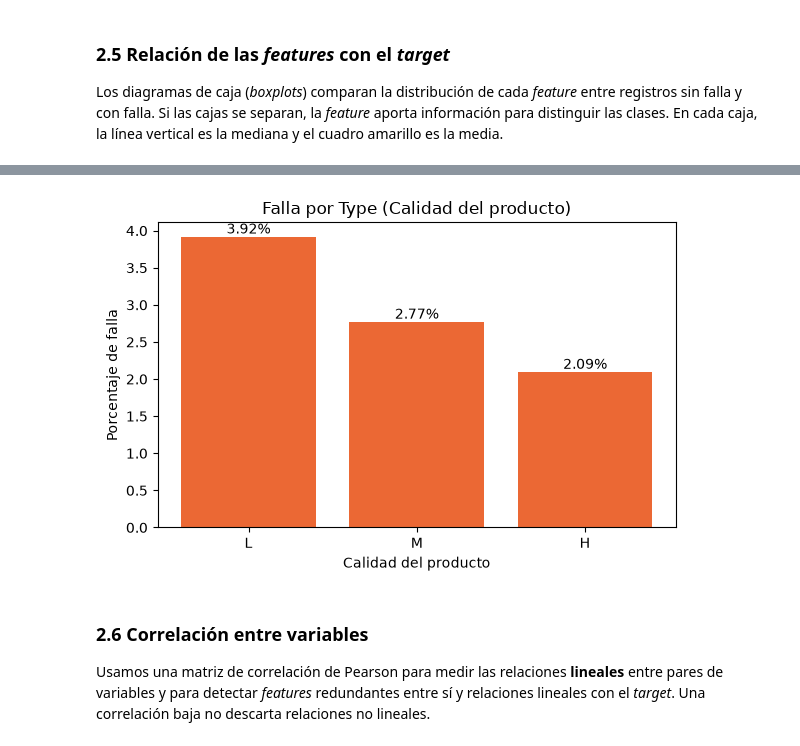
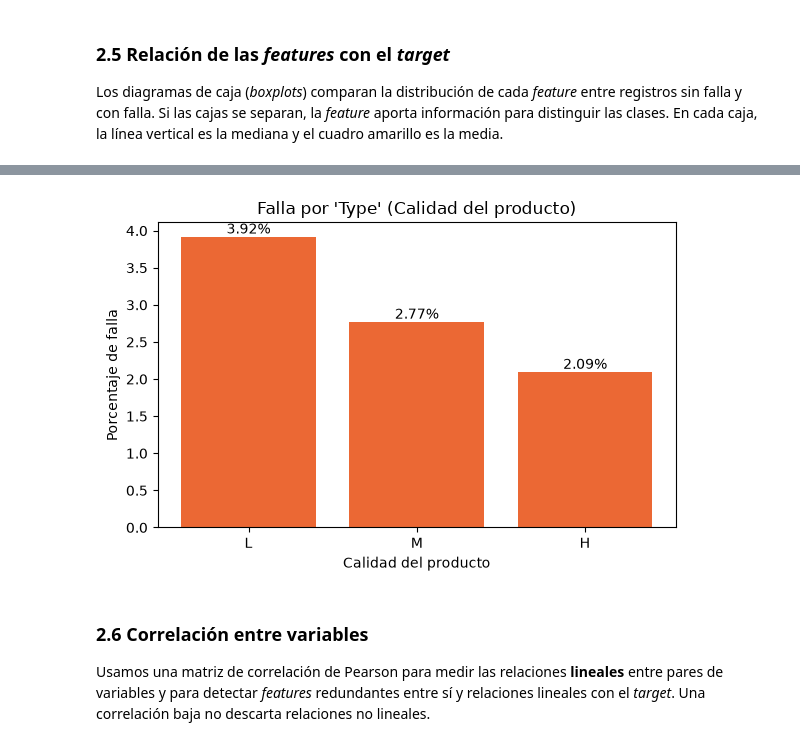
Before and after one commit to itdsanchez-stack/MLOps-W03, a Jupyter notebook: Draft_Notebook_Baseline_SanchezDaniel.ipynb, the cells around one changed output, grey strips where cells are left out. Saved outputs shown, nothing was run; the diff lists cells and outputs as text; code cells hidden in the pictures.

```diff
--- a/Draft_Notebook_Baseline_SanchezDaniel.ipynb
+++ b/Draft_Notebook_Baseline_SanchezDaniel.ipynb
@@ -408,23 +412,23 @@ df.groupby(TARGET)[NUMERIC_FEATURES].median().round(1)
 | 0 | 300.0 | 310.0 | 1507.0 | 39.9 | 107.0 |
 | 1 | 301.6 | 310.4 | 1365.0 | 53.7 | 165.0 |
 # %%
-# Tasa de falla (%) por tipo de producto
+# Porcentaje de falla por tipo de producto
 failure_rate_by_type = (df.groupby("Type")[TARGET].mean()
                         .mul(100)
                         .reindex(["L", "M", "H"])
 )
 
 fig, ax = plt.subplots(figsize=(6, 4))
 ax.bar(failure_rate_by_type.index, failure_rate_by_type.values, color=TARGET_COLORS[1])
 for i, value in enumerate(failure_rate_by_type.values):
     ax.text(i, value, f"{value:.2f}%", ha="center", va="bottom")
-ax.set_title("Falla por Type (Calidad del producto)")
+ax.set_title("Falla por 'Type' (Calidad del producto)")
 ax.set_xlabel("Calidad del producto")
 ax.set_ylabel("Porcentaje de falla");
 plt.tight_layout()
 plt.show()
 # %% [output]
-[figure, old version]
+[figure, new version]
 # %% [markdown]
 ### 2.6 Correlación entre variables
 
```
Also changed, not shown: parts of 34 cells of this notebook, 1 other file.
